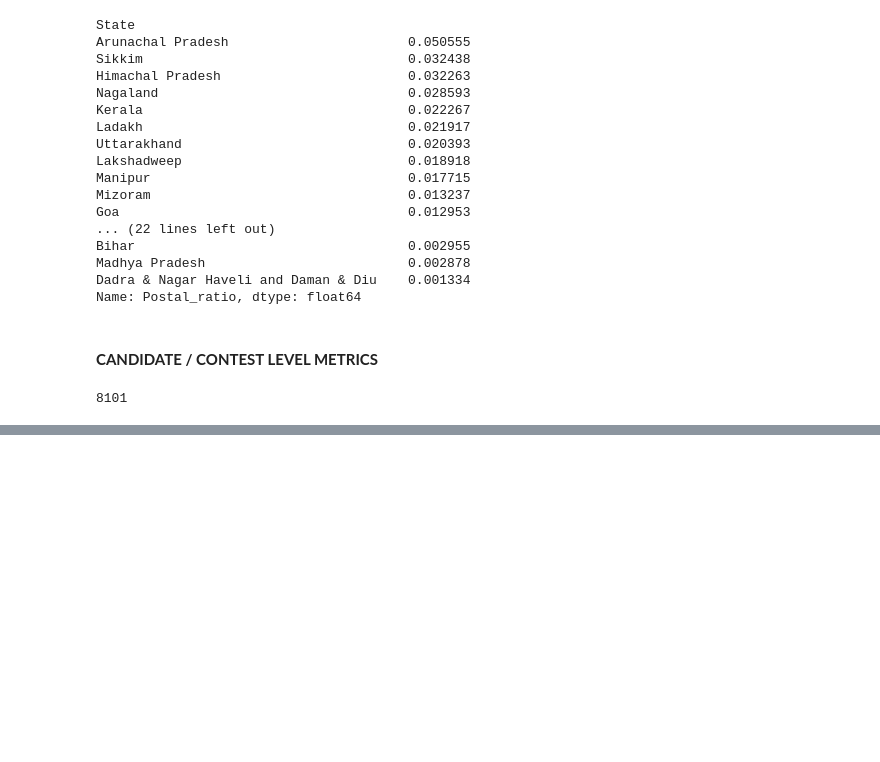
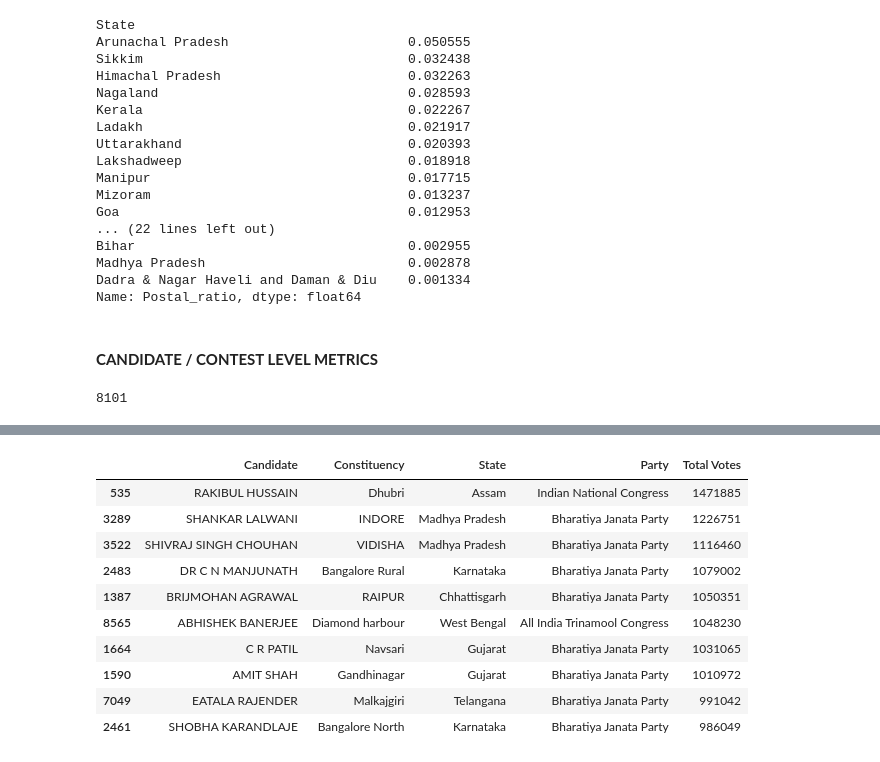
Before and after one commit to geershatisaxena/Election, a Jupyter notebook: res.ipynb, the cells around one changed output, grey strips where cells are left out. Drawn from its saved outputs; the diff is of its cells as text; code cells hidden in the pictures; blank space fills up the shorter version.

```diff
--- a/res.ipynb
+++ b/res.ipynb
@@ -924,0 +943,14 @@ df["Candidate"].nunique()
+# %%
+df.nlargest(10, "Total Votes")[["Candidate", "Constituency", "State", "Party", "Total Votes"]]
+# %% [output]
+|  | Candidate | Constituency | State | Party | Total Votes |
+| 535 | RAKIBUL HUSSAIN | Dhubri | Assam | Indian National Congress | 1471885 |
+| 3289 | SHANKAR LALWANI | INDORE | Madhya Pradesh | Bharatiya Janata Party | 1226751 |
+| 3522 | SHIVRAJ SINGH CHOUHAN | VIDISHA | Madhya Pradesh | Bharatiya Janata Party | 1116460 |
+| 2483 | DR C N MANJUNATH | Bangalore Rural | Karnataka | Bharatiya Janata Party | 1079002 |
+| 1387 | BRIJMOHAN AGRAWAL | RAIPUR | Chhattisgarh | Bharatiya Janata Party | 1050351 |
+| 8565 | ABHISHEK BANERJEE | Diamond harbour | West Bengal | All India Trinamool Congress | 1048230 |
+| 1664 | C R PATIL | Navsari | Gujarat | Bharatiya Janata Party | 1031065 |
+| 1590 | AMIT SHAH | Gandhinagar | Gujarat | Bharatiya Janata Party | 1010972 |
+| 7049 | EATALA RAJENDER | Malkajgiri | Telangana | Bharatiya Janata Party | 991042 |
+| 2461 | SHOBHA KARANDLAJE | Bangalore North | Karnataka | Bharatiya Janata Party | 986049 |
```
Also changed, not shown: parts of 3 cells of this notebook.
